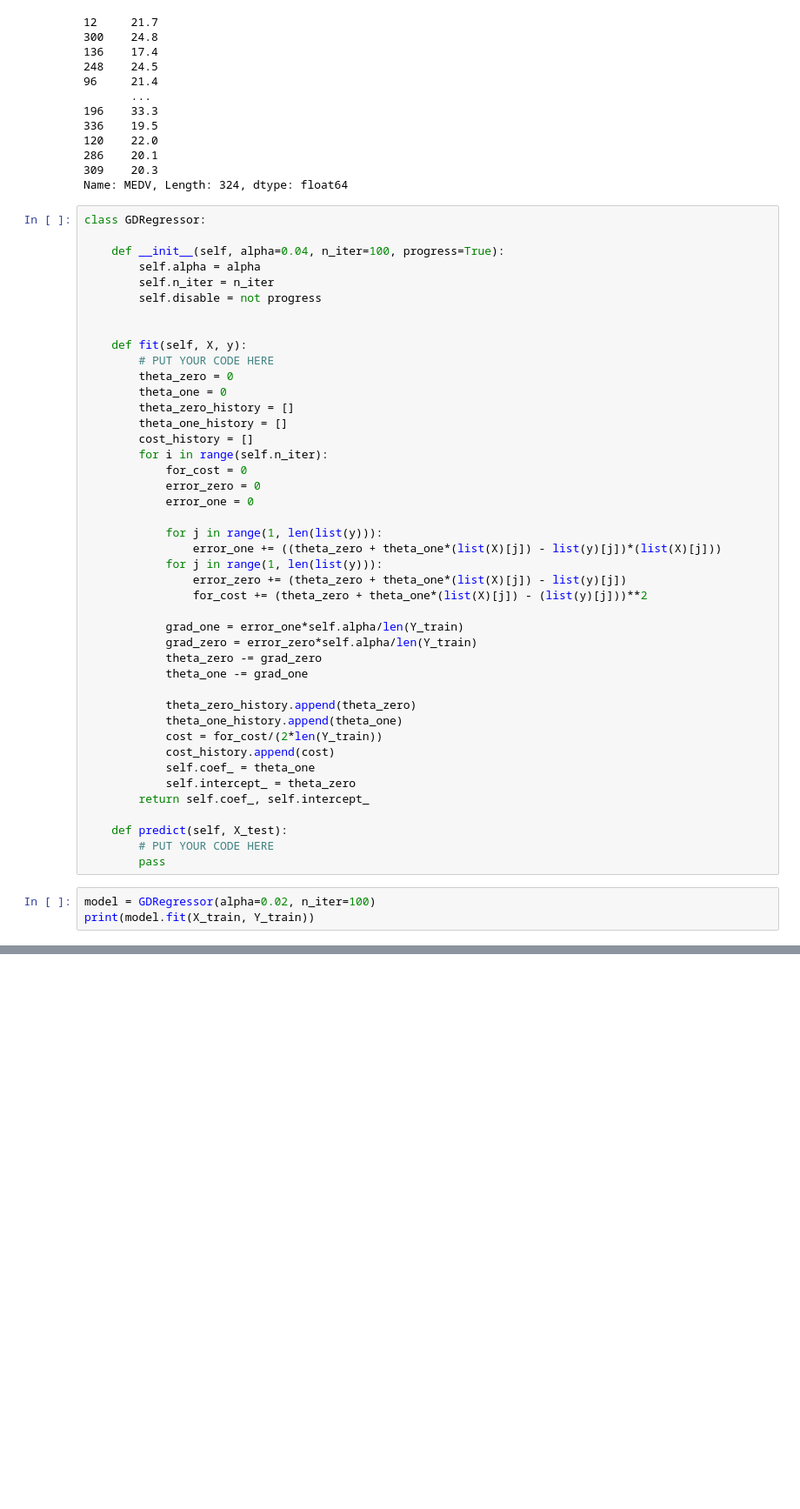
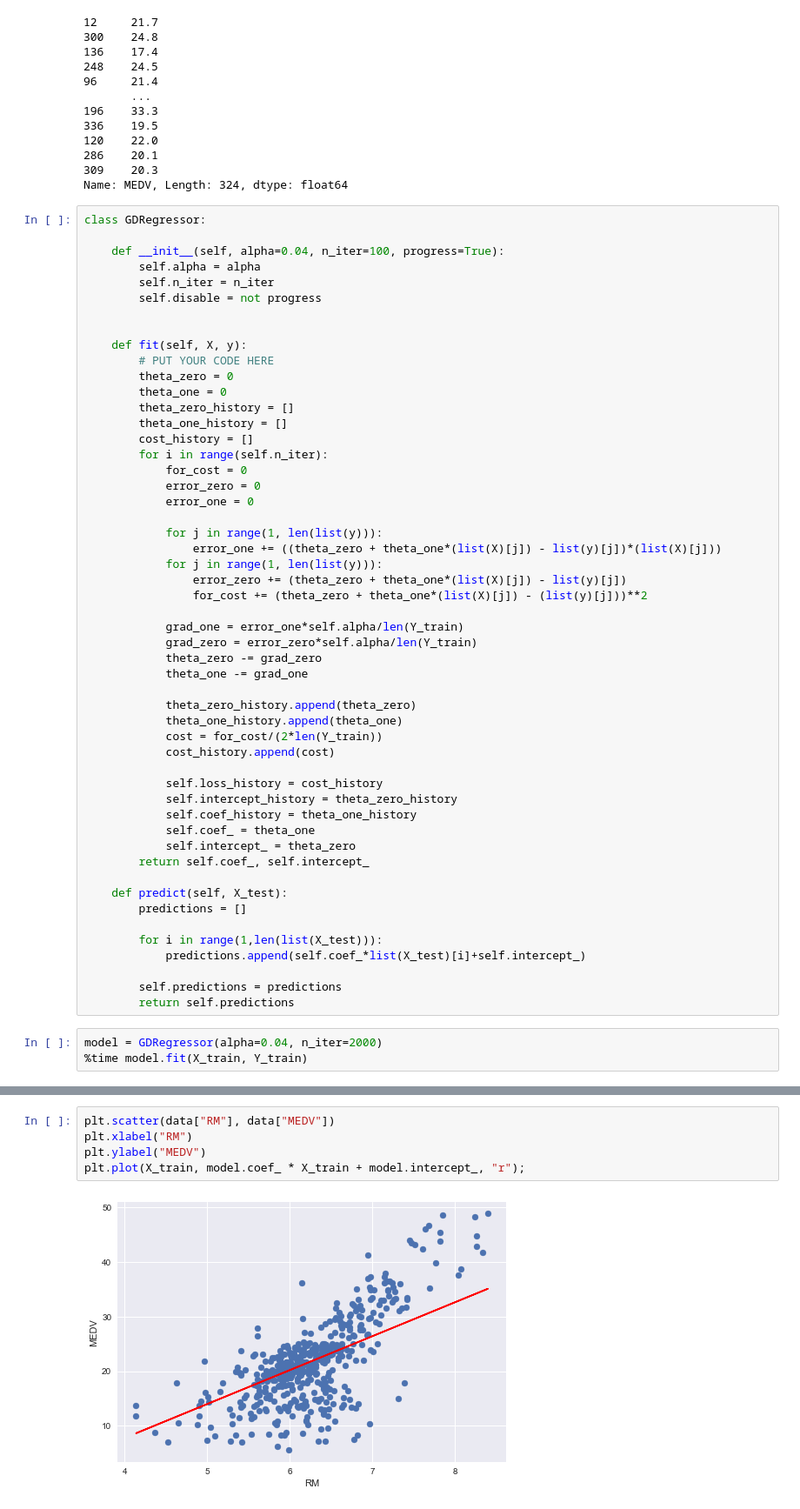
Before and after one commit to alexanderlakiza/cs102, a Jupyter notebook: homework08/LinearRegressionAssignment.ipynb, the cells around one changed output, grey strips where cells are left out. Shown at 87% size. Cells and saved outputs as stored; diff of their text form; blank space fills up the shorter version.

```diff
--- a/homework08/LinearRegressionAssignment.ipynb
+++ b/homework08/LinearRegressionAssignment.ipynb
@@ -161,14 +161,23 @@ class GDRegressor:
             theta_one_history.append(theta_one)
             cost = for_cost/(2*len(Y_train))
             cost_history.append(cost)
+
+            self.loss_history = cost_history
+            self.intercept_history = theta_zero_history
+            self.coef_history = theta_one_history
             self.coef_ = theta_one
             self.intercept_ = theta_zero
         return self.coef_, self.intercept_
 
     def predict(self, X_test):
-        # PUT YOUR CODE HERE
-        pass
+        predictions = []
+
+        for i in range(1,len(list(X_test))):
+            predictions.append(self.coef_*list(X_test)[i]+self.intercept_)
+
+        self.predictions = predictions
+        return self.predictions
 # %%
-model = GDRegressor(alpha=0.02, n_iter=100)
-print(model.fit(X_train, Y_train))
+model = GDRegressor(alpha=0.04, n_iter=2000)
+%time model.fit(X_train, Y_train)
 # %% [output]
@@ -179,0 +190,7 @@ model.coef_
+# %%
+plt.scatter(data["RM"], data["MEDV"])
+plt.xlabel("RM")
+plt.ylabel("MEDV")
+plt.plot(X_train, model.coef_ * X_train + model.intercept_, "r");
+# %% [output]
+[figure, added]
```
Also changed, not shown: parts of 55 cells of this notebook.
